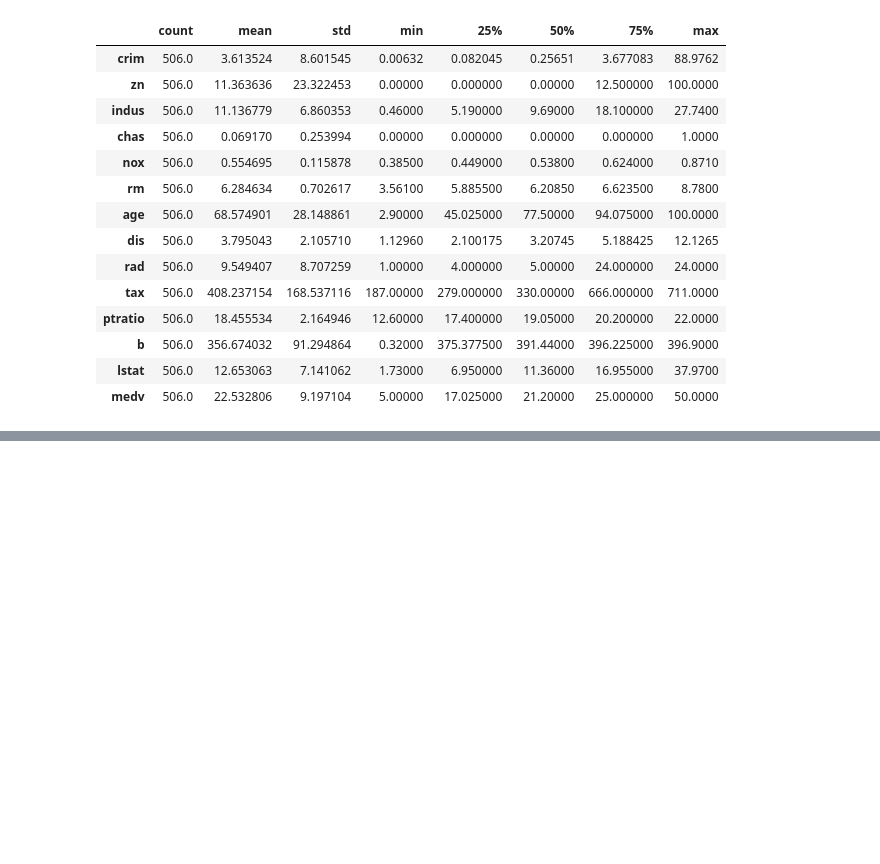
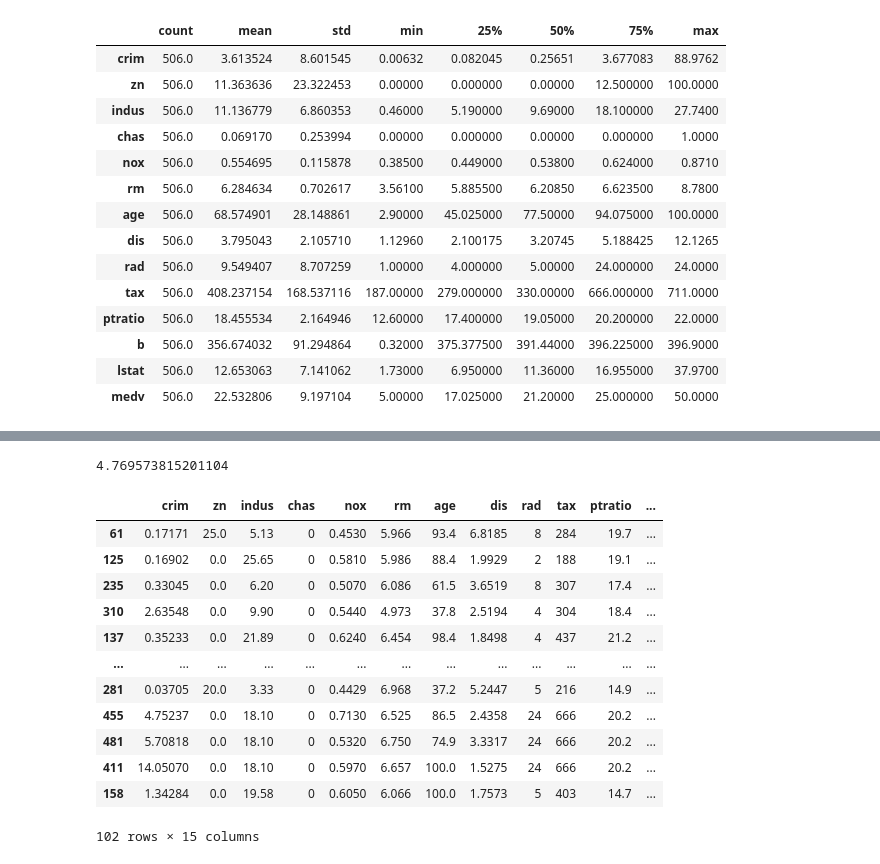
Before and after one commit to gmehra123/data_science, a Jupyter notebook: Basic_Python.ipynb, the cells around one changed output, grey strips where cells are left out. Drawn from its saved outputs; the diff is of its cells as text; code cells hidden in the pictures; blank space fills up the shorter version.

```diff
--- a/Basic_Python.ipynb
+++ b/Basic_Python.ipynb
@@ -232,0 +299,2 @@ plt.show()
+# %%
+linreg.fit(X_train,y_train)
@@ -232,0 +303,2 @@ plt.show()
+# %%
+y_pred=linreg.predict(X_test)
@@ -232,0 +329,24 @@ plt.show()
+# %%
+RMSE
+# %% [output]
+4.769573815201104
+# %%
+X_test['predictions']=y_pred
+# %%
+X_test['Actuals']=y_test
+# %%
+X_test
+# %% [output]
+|  | crim | zn | indus | chas | nox | rm | age | dis | rad | tax | ptratio | ... |
+| 61 | 0.17171 | 25.0 | 5.13 | 0 | 0.4530 | 5.966 | 93.4 | 6.8185 | 8 | 284 | 19.7 | ... |
+| 125 | 0.16902 | 0.0 | 25.65 | 0 | 0.5810 | 5.986 | 88.4 | 1.9929 | 2 | 188 | 19.1 | ... |
+| 235 | 0.33045 | 0.0 | 6.20 | 0 | 0.5070 | 6.086 | 61.5 | 3.6519 | 8 | 307 | 17.4 | ... |
+| 310 | 2.63548 | 0.0 | 9.90 | 0 | 0.5440 | 4.973 | 37.8 | 2.5194 | 4 | 304 | 18.4 | ... |
+| 137 | 0.35233 | 0.0 | 21.89 | 0 | 0.6240 | 6.454 | 98.4 | 1.8498 | 4 | 437 | 21.2 | ... |
+| ... | ... | ... | ... | ... | ... | ... | ... | ... | ... | ... | ... | ... |
+| 281 | 0.03705 | 20.0 | 3.33 | 0 | 0.4429 | 6.968 | 37.2 | 5.2447 | 5 | 216 | 14.9 | ... |
+| 455 | 4.75237 | 0.0 | 18.10 | 0 | 0.7130 | 6.525 | 86.5 | 2.4358 | 24 | 666 | 20.2 | ... |
+| 481 | 5.70818 | 0.0 | 18.10 | 0 | 0.5320 | 6.750 | 74.9 | 3.3317 | 24 | 666 | 20.2 | ... |
+| 411 | 14.05070 | 0.0 | 18.10 | 0 | 0.5970 | 6.657 | 100.0 | 1.5275 | 24 | 666 | 20.2 | ... |
+| 158 | 1.34284 | 0.0 | 19.58 | 0 | 0.6050 | 6.066 | 100.0 | 1.7573 | 5 | 403 | 14.7 | ... |
+102 rows × 15 columns
```
Also changed, not shown: parts of 26 cells of this notebook.
